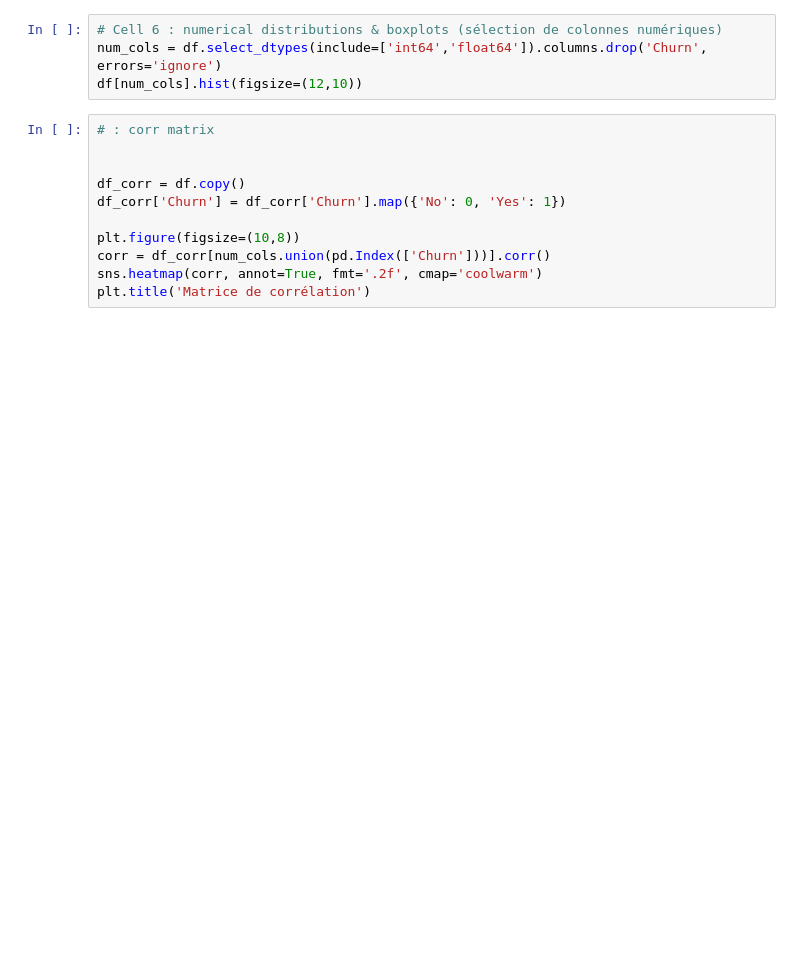
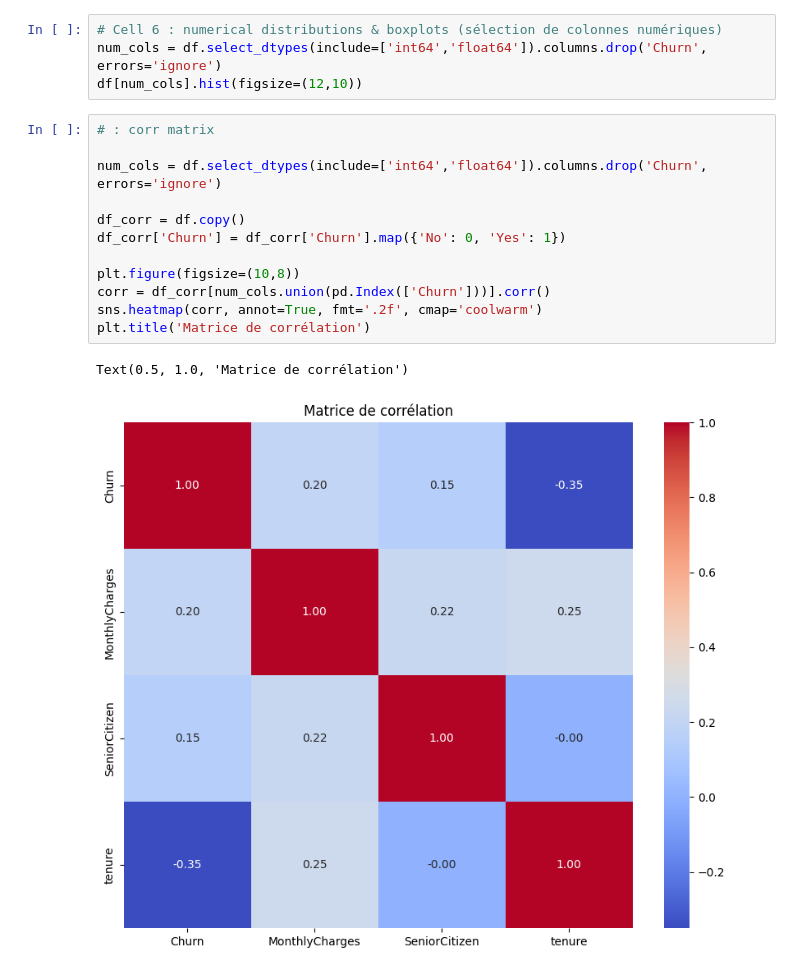
Before and after one commit to MohamedBOUKHALI/churn_prediction_project, a Jupyter notebook: EDA.ipynb, the cells around one changed output. Saved outputs shown, nothing was run; the diff lists cells and outputs as text; blank space fills up the shorter version.

```diff
--- a/EDA.ipynb
+++ b/EDA.ipynb
@@ -73,14 +91,18 @@ df[num_cols].hist(figsize=(12,10))
 # %%
 # : corr matrix
 
+num_cols = df.select_dtypes(include=['int64','float64']).columns.drop('Churn', errors='ignore')
 
 df_corr = df.copy()
 df_corr['Churn'] = df_corr['Churn'].map({'No': 0, 'Yes': 1})
 
 plt.figure(figsize=(10,8))
 corr = df_corr[num_cols.union(pd.Index(['Churn']))].corr()
 sns.heatmap(corr, annot=True, fmt='.2f', cmap='coolwarm')
 plt.title('Matrice de corrélation')
+# %% [output]
+Text(0.5, 1.0, 'Matrice de corrélation')
+[figure, added]
 # %%
 # Count plot for the 'Churn' column
 sns.countplot(x='gender', hue='Churn', data=df)
```
Also changed, not shown: parts of 4 cells of this notebook.
